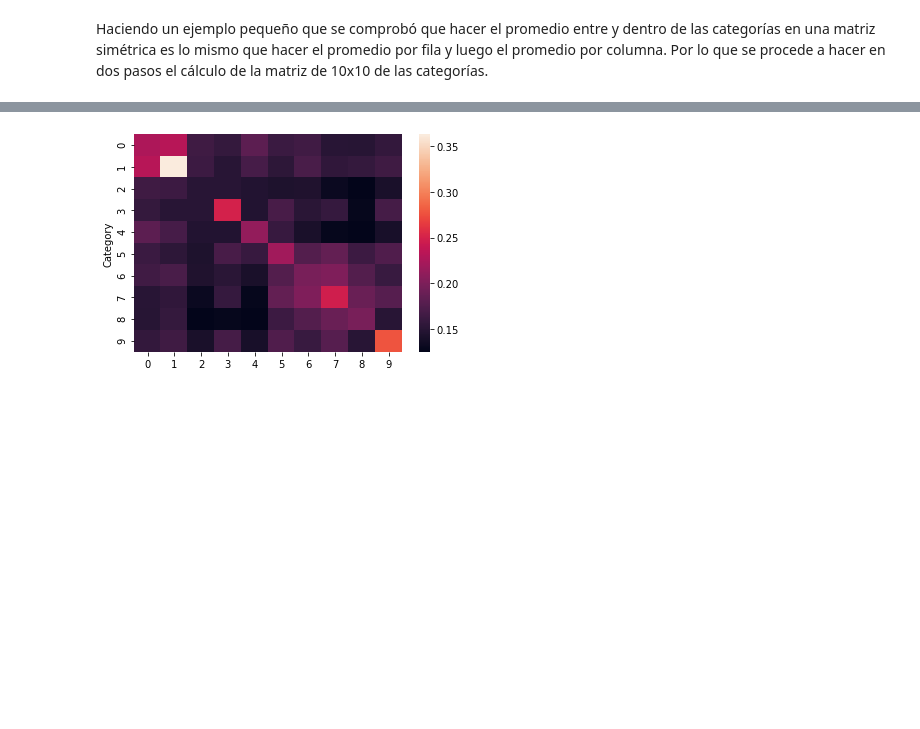
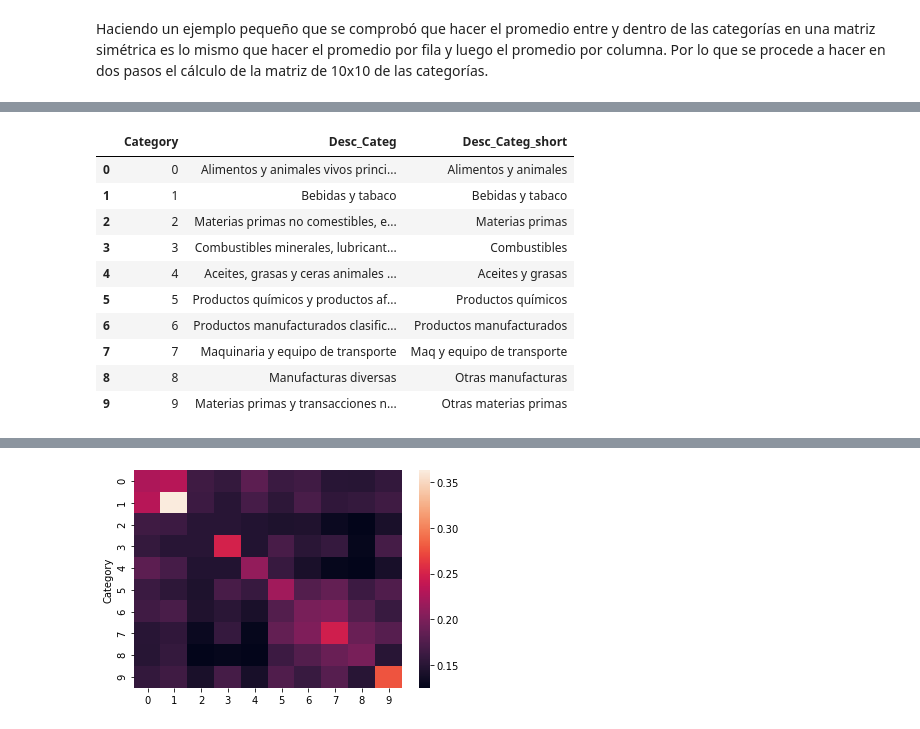
Before and after one commit to sc-perini/product-space, a Jupyter notebook: notebooks/03 - Visualizacion de matrices de proximidad bioecon.ipynb, the cells around one changed output, grey strips where cells are left out. Saved outputs shown, nothing was run; the diff lists cells and outputs as text; code cells hidden in the pictures; blank space fills up the shorter version.

```diff
--- a/notebooks/03 - Visualizacion de matrices de proximidad bioecon.ipynb
+++ b/notebooks/03 - Visualizacion de matrices de proximidad bioecon.ipynb
@@ -1239,3 +1239,22 @@ prom_categ
 # %%
 group_merge = pd.merge(prom_categ, df_correl_SITC_HS, how='left', left_on=prom_categ.index, right_on=['HS_4dig']).set_index(prom_categ.index)
 group_merge = group_merge.drop(columns=['HS_4dig']).groupby('Category').mean()
+# %%
+dt = [[0, 'Alimentos y animales vivos principalmente para alimentos', 'Alimentos y animales'], [1, 'Bebidas y tabaco', 'Bebidas y tabaco'], [2, 'Materias primas no comestibles, excepto combustibles', 'Materias primas'],[3,
+              'Combustibles minerales, lubricantes y materiales relacionados', 'Combustibles'], [4, 'Aceites, grasas y ceras animales y vegetales', 'Aceites y grasas'], [5, 'Productos químicos y productos afines, nep', 'Productos químicos'],
+              [6, 'Productos manufacturados clasificados principalmente por materiales', 'Productos manufacturados'], [7, 'Maquinaria y equipo de transporte', 'Maq y equipo de transporte'], [8, 'Manufacturas diversas', 'Otras manufacturas'],
+              [9, 'Materias primas y transacciones no clasificadas en otra parte de la CUCI', 'Otras materias primas']]
+categ = pd.DataFrame(dt, columns=['Category', 'Desc_Categ', 'Desc_Categ_short'])
+categ
+# %% [output]
+|  | Category | Desc_Categ | Desc_Categ_short |
+| 0 | 0 | Alimentos y animales vivos princi... | Alimentos y animales |
+| 1 | 1 | Bebidas y tabaco | Bebidas y tabaco |
+| 2 | 2 | Materias primas no comestibles, e... | Materias primas |
+| 3 | 3 | Combustibles minerales, lubricant... | Combustibles |
+| 4 | 4 | Aceites, grasas y ceras animales ... | Aceites y grasas |
+| 5 | 5 | Productos químicos y productos af... | Productos químicos |
+| 6 | 6 | Productos manufacturados clasific... | Productos manufacturados |
+| 7 | 7 | Maquinaria y equipo de transporte | Maq y equipo de transporte |
+| 8 | 8 | Manufacturas diversas | Otras manufacturas |
+| 9 | 9 | Materias primas y transacciones n... | Otras materias primas |
```
Also changed, not shown: parts of 7 cells of this notebook, 14 other files.
